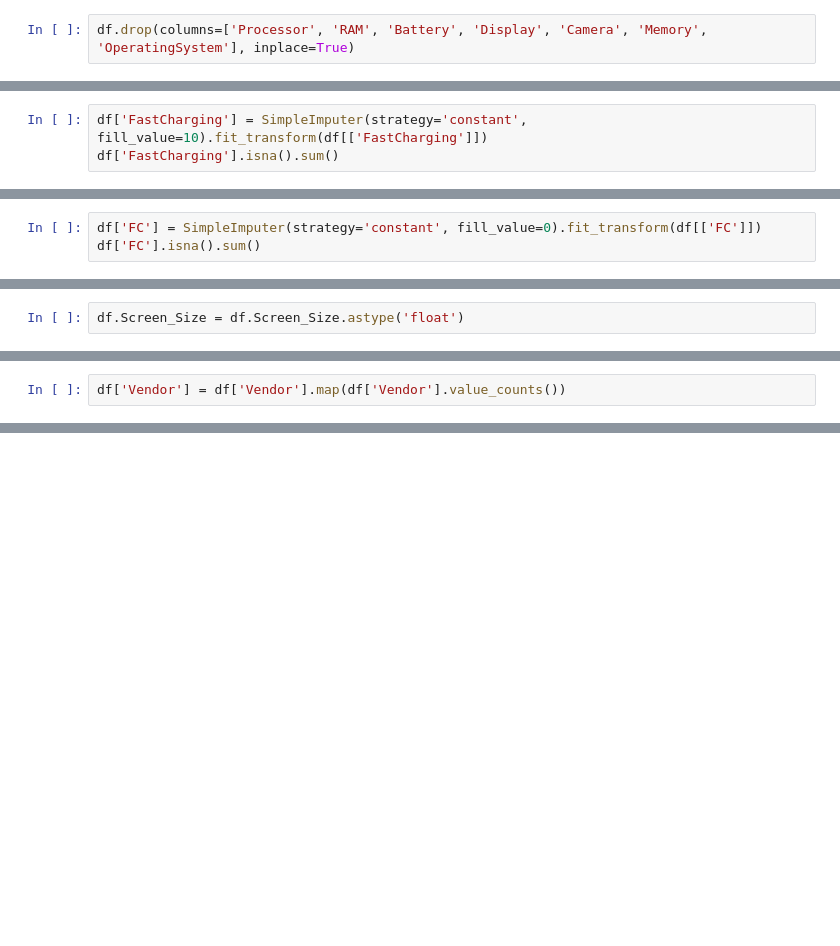
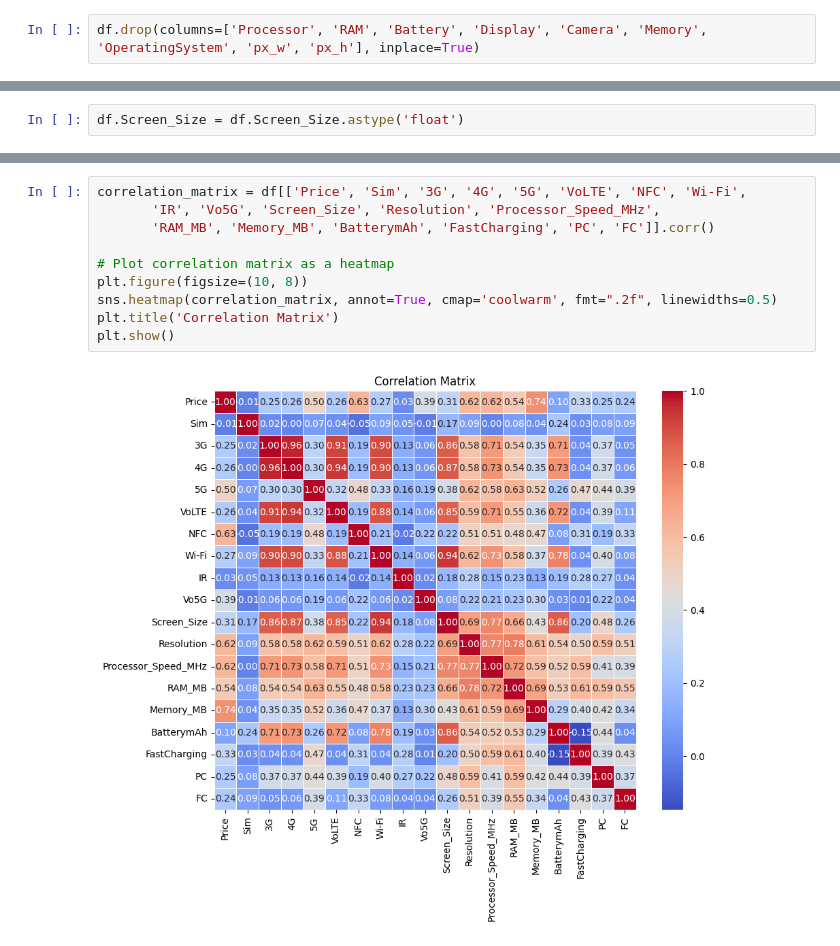
Before and after one commit to MhdQddo/Smart-Phone-Classification, a Jupyter notebook: smartphone-price.ipynb, the cells around one changed output, grey strips where cells are left out. Saved outputs shown, nothing was run; the diff lists cells and outputs as text; blank space fills up the shorter version.

```diff
--- a/smartphone-price.ipynb
+++ b/smartphone-price.ipynb
@@ -478,5 +505,5 @@ Index(['Price', 'Processor', 'RAM', 'Battery', 'Display', 'Camera', 'Memory',
 # %%
-df.drop(columns=['Processor', 'RAM', 'Battery', 'Display', 'Camera', 'Memory', 'OperatingSystem'], inplace=True)
+df.drop(columns=['Processor', 'RAM', 'Battery', 'Display', 'Camera', 'Memory', 'OperatingSystem', 'px_w', 'px_h'], inplace=True)
 # %%
 df.columns
 # %% [output]
@@ -566,3 +594,0 @@ df['BatterymAh'].isna().sum()
-# %%
-df['FastCharging'] = SimpleImputer(strategy='constant', fill_value=10).fit_transform(df[['FastCharging']])
-df['FastCharging'].isna().sum()
@@ -571,3 +594,0 @@ df['FastCharging'].isna().sum()
-# %%
-df['FC'] = SimpleImputer(strategy='constant', fill_value=0).fit_transform(df[['FC']])
-df['FC'].isna().sum()
@@ -662,2 +655,0 @@ df.select_dtypes(include=['category', 'object']).sample(5)
-# %%
-df['Vendor'] = df['Vendor'].map(df['Vendor'].value_counts())
@@ -689,0 +726,12 @@ df.select_dtypes(include=['category', 'object']).sample(5)
+# %%
+correlation_matrix = df[['Price', 'Sim', '3G', '4G', '5G', 'VoLTE', 'NFC', 'Wi-Fi',
+       'IR', 'Vo5G', 'Screen_Size', 'Resolution', 'Processor_Speed_MHz',
+       'RAM_MB', 'Memory_MB', 'BatterymAh', 'FastCharging', 'PC', 'FC']].corr()
+
+# Plot correlation matrix as a heatmap
+plt.figure(figsize=(10, 8))
+sns.heatmap(correlation_matrix, annot=True, cmap='coolwarm', fmt=".2f", linewidths=0.5)
+plt.title('Correlation Matrix')
+plt.show()
+# %% [output]
+[figure, added]
```
Also changed, not shown: parts of 89 cells of this notebook, 3 other files.
